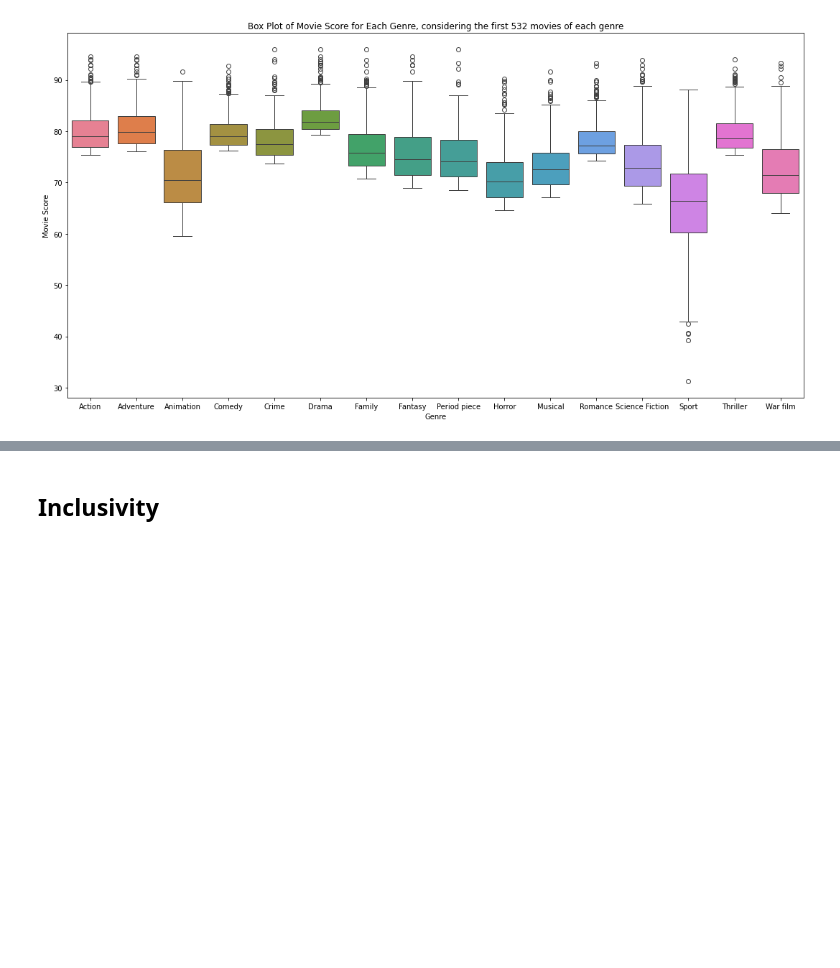
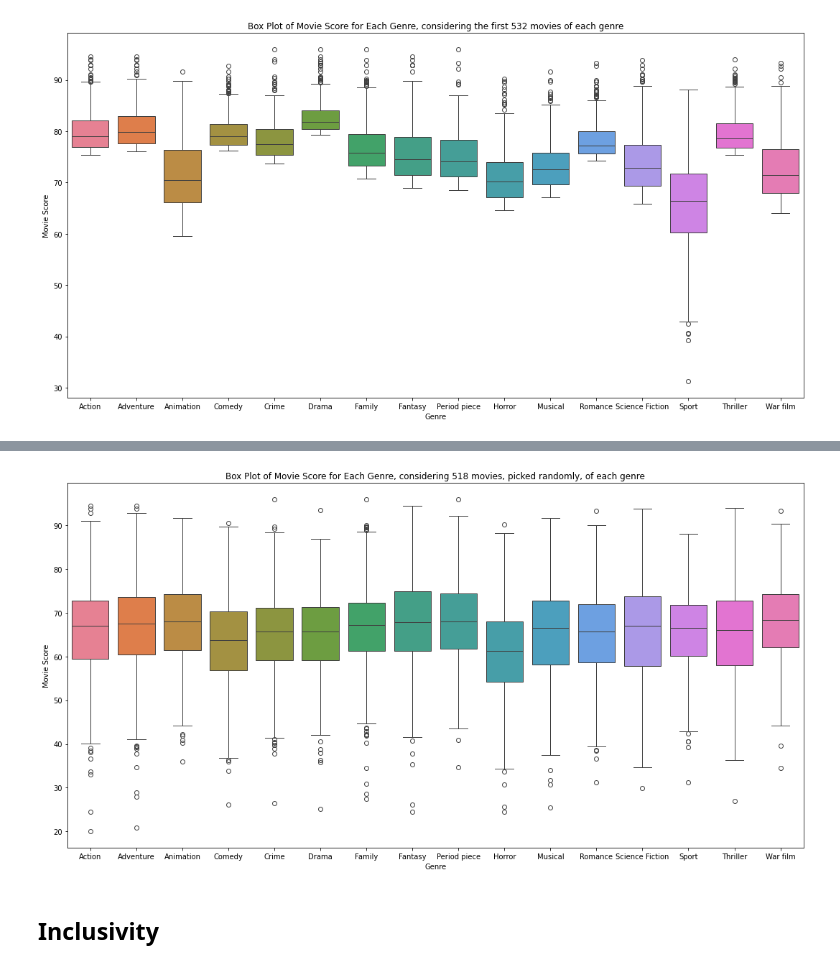
Before and after one commit to epfl-ada/ada-2023-project-dataexplorers, a Jupyter notebook: run.ipynb, the cells around one changed output, grey strips where cells are left out. Cells and saved outputs as stored; diff of their text form; code cells hidden in the pictures; blank space fills up the shorter version.

Commit message:
genres complete, did 532 random movies per genre

```diff
--- a/run.ipynb
+++ b/run.ipynb
@@ -1415,0 +1417,6 @@ plt.show()
+# %%
+random_518_movies = {}
+for genre, genre_df in genre_dataframes.items():
+    random_types = genre_df.sample(n=518, random_state=45)
+    random_518_genre = random_types
+    random_518_movies[genre] = random_518_genre
@@ -1416,3 +1456,28 @@ plt.show()
+# %%
+# Create a list to store DataFrames for box plots
+boxplot_genres_random_518 = []
+
+# Iterate through the genres and corresponding DataFrames
+for genre, random_518_genre in random_518_movies.items():
+    # Use .copy() to create a copy and add a 'Genre' column
+    random_518_genre_copy = random_518_genre.copy()
+    random_518_genre_copy['Genre'] = genre
+    boxplot_genres_random_518.append(random_518_genre_copy[['movie_score', 'Genre']])
+
+# Concatenate the DataFrames along the rows for box plot
+boxplot_concat = pd.concat(boxplot_genres_random_518)
+
+# Create a box plot using Seaborn
+plt.figure(figsize=(15, 8))
+sns.boxplot(x='Genre', y='movie_score', data=boxplot_concat, showfliers=True, hue='Genre')
+plt.title('Box Plot of Movie Score for Each Genre, considering 518 movies, picked randomly, of each genre')
+plt.xlabel('Genre')
+plt.ylabel('Movie Score')
+# Adjust layout to prevent overlapping
+plt.tight_layout()
+plt.show()
+# %% [output]
+[figure, added]
 # %% [markdown]
 ## Inclusivity
 # %% [markdown]
```
Also changed, not shown: parts of 6 cells of this notebook.
